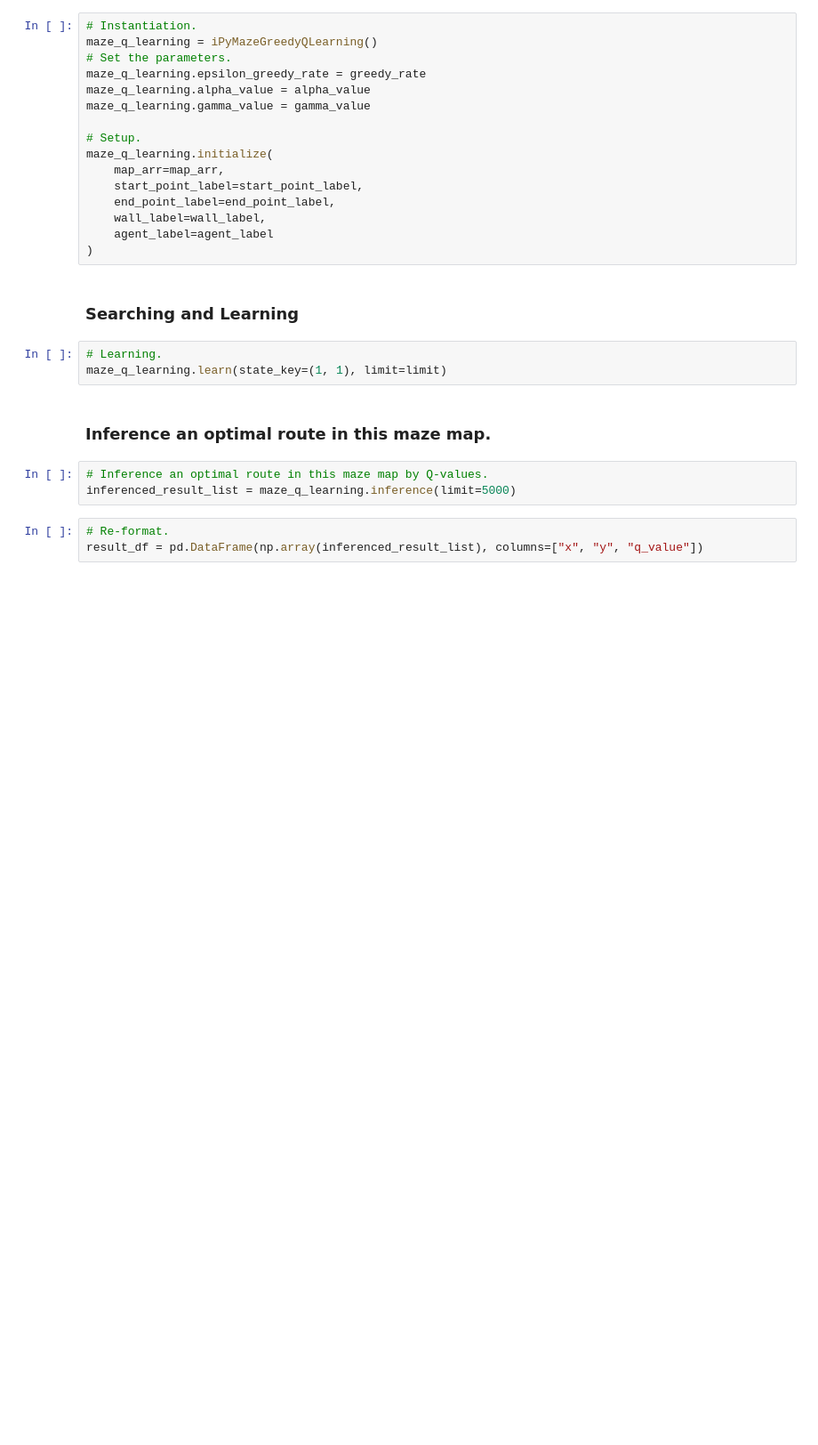
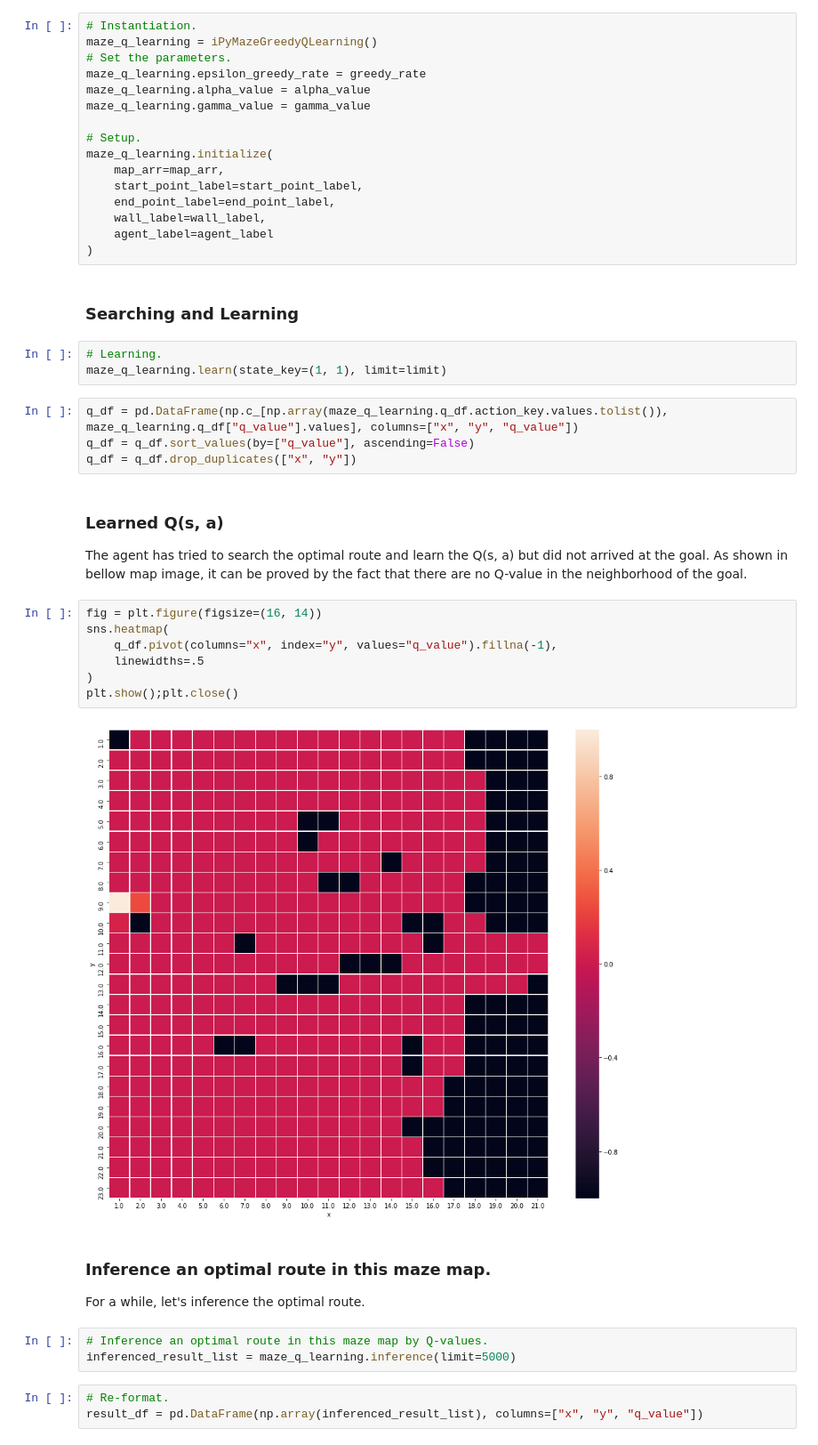
Before and after one commit to accel-brain/accel-brain-code, a Jupyter notebook: Reinforcement-Learning/search_maze_by_q_learning.ipynb, the cells around one changed output. Shown at 89% size. Cells and saved outputs as stored; diff of their text form; blank space fills up the shorter version.

```diff
--- a/Reinforcement-Learning/search_maze_by_q_learning.ipynb
+++ b/Reinforcement-Learning/search_maze_by_q_learning.ipynb
@@ -125,8 +134,27 @@ maze_q_learning.initialize(
 # %%
 # Learning.
 maze_q_learning.learn(state_key=(1, 1), limit=limit)
+# %%
+q_df = pd.DataFrame(np.c_[np.array(maze_q_learning.q_df.action_key.values.tolist()), maze_q_learning.q_df["q_value"].values], columns=["x", "y", "q_value"])
+q_df = q_df.sort_values(by=["q_value"], ascending=False)
+q_df = q_df.drop_duplicates(["x", "y"])
+# %% [markdown]
+### Learned Q(s, a)
+
+The agent has tried to search the optimal route and learn the Q(s, a) but did not arrived at the goal. As shown in bellow map image, it can be proved by the fact that there are no Q-value in the neighborhood of the goal.
+# %%
+fig = plt.figure(figsize=(16, 14))
+sns.heatmap(
+    q_df.pivot(columns="x", index="y", values="q_value").fillna(-1),
+    linewidths=.5
+)
+plt.show();plt.close()
+# %% [output]
+[figure, added]
 # %% [markdown]
 ### Inference an optimal route in this maze map.
+
+For a while, let's inference the optimal route.
 # %%
 # Inference an optimal route in this maze map by Q-values.
 inferenced_result_list = maze_q_learning.inference(limit=5000)
```
Also changed, not shown: parts of 30 cells of this notebook.
